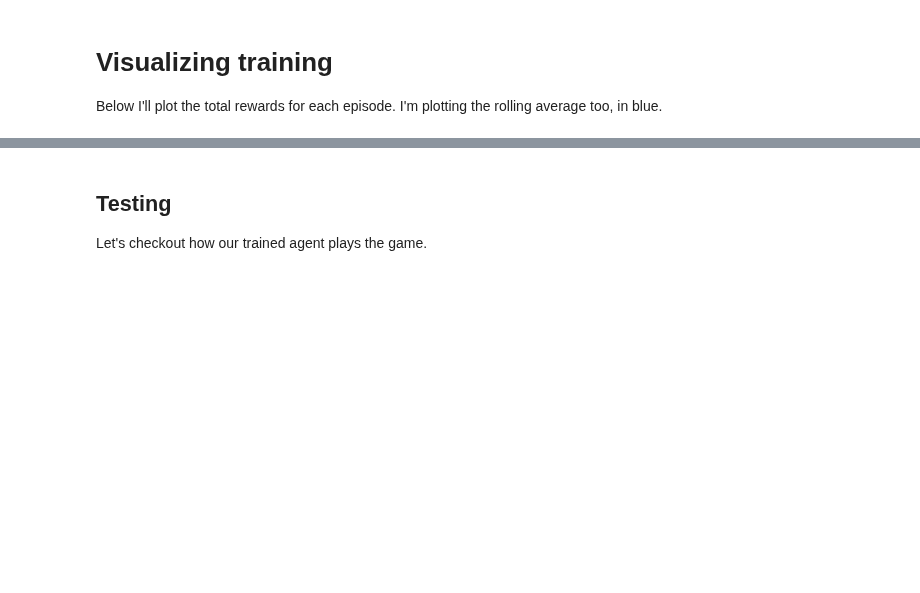
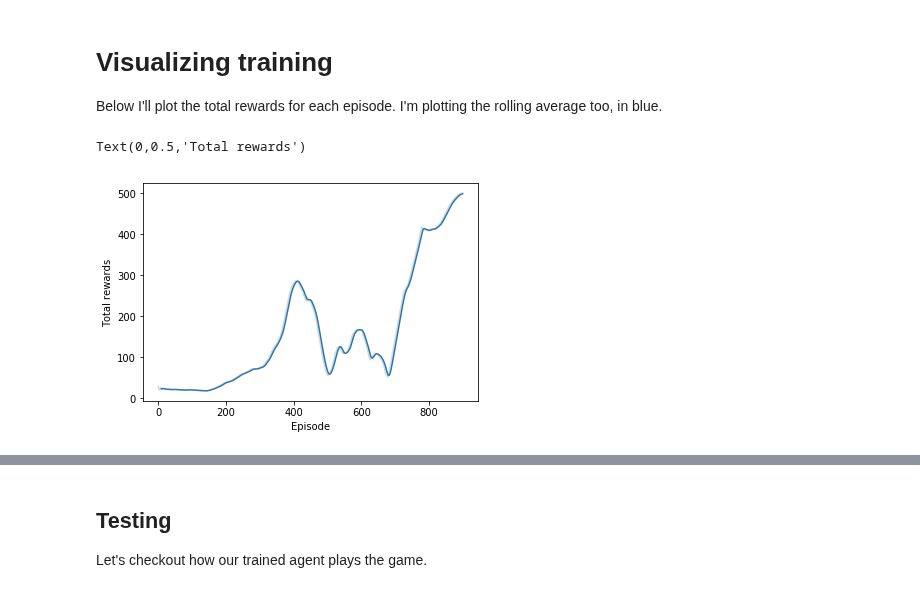
Before and after one commit to arasdar/RL, a Jupyter notebook: DRL/main-qn.ipynb, the cells around one changed output, grey strips where cells are left out. Drawn from its saved outputs; the diff is of its cells as text; code cells hidden in the pictures; blank space fills up the shorter version.

```diff
--- a/DRL/main-qn.ipynb
+++ b/DRL/main-qn.ipynb
@@ -361,6 +363,16 @@ import matplotlib.pyplot as plt
 def running_mean(x, N):
     cumsum = np.cumsum(np.insert(x, 0, 0))
     return (cumsum[N:] - cumsum[:-N]) / N
+# %%
+eps, arr = np.array(episode_rewards_list).T
+smoothed_arr = running_mean(arr, 10)
+plt.plot(eps[-len(smoothed_arr):], smoothed_arr)
+plt.plot(eps, arr, color='grey', alpha=0.3)
+plt.xlabel('Episode')
+plt.ylabel('Total rewards')
+# %% [output]
+Text(0,0.5,'Total rewards')
+[figure, added]
 # %%
 eps, arr = np.array(rewards_list).T
 smoothed_arr = running_mean(arr, 10)
```
Also changed, not shown: parts of 11 cells of this notebook, 3 other files.
